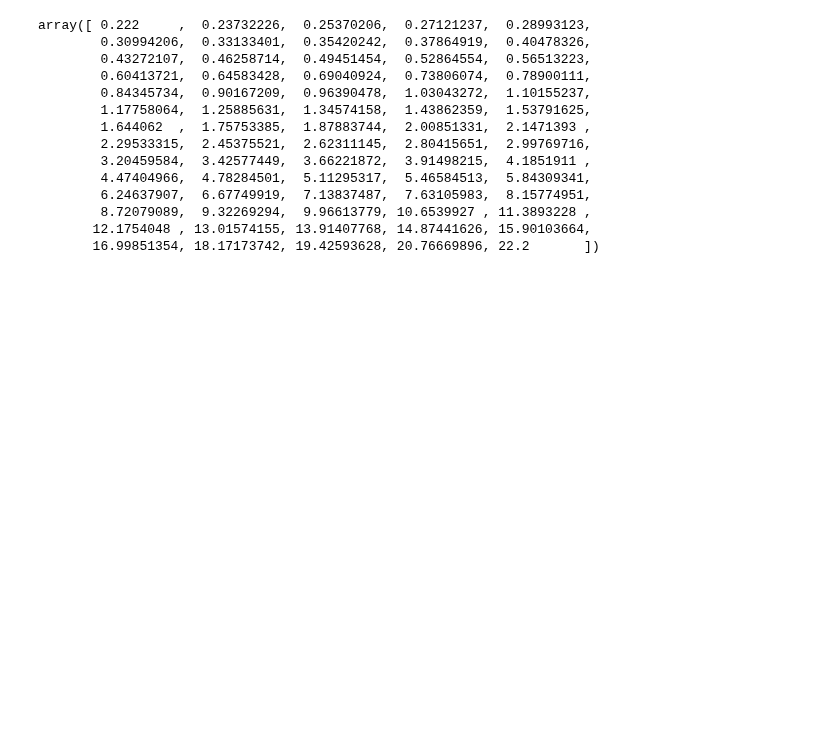
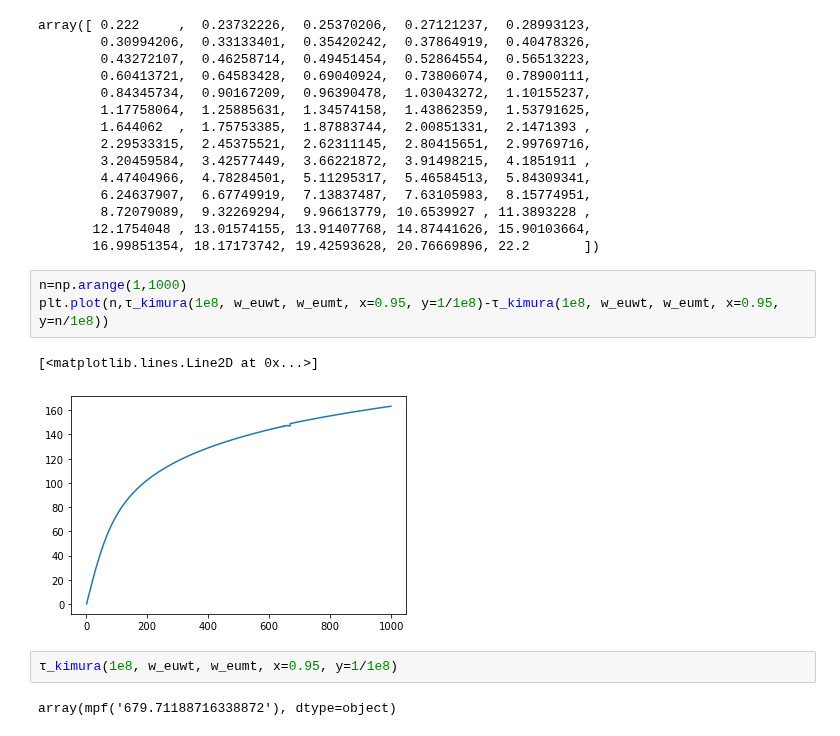
Before and after one commit to yoavram-lab/Heatrisomy, a Jupyter notebook: notebooks_mp/no aneuploidy.ipynb, the cells around one changed output. Drawn from its saved outputs; the diff is of its cells as text; blank space fills up the shorter version.

```diff
--- a/notebooks_mp/no aneuploidy.ipynb
+++ b/notebooks_mp/no aneuploidy.ipynb
@@ -259,3 +259,13 @@ array([ 0.222     ,  0.23732226,  0.25370206,  0.27121237,  0.28993123,
         8.72079089,  9.32269294,  9.96613779, 10.6539927 , 11.3893228 ,
        12.1754048 , 13.01574155, 13.91407768, 14.87441626, 15.90103664,
        16.99851354, 18.17173742, 19.42593628, 20.76669896, 22.2       ])
+# %%
+n=np.arange(1,1000)
+plt.plot(n,τ_kimura(1e8, w_euwt, w_eumt, x=0.95, y=1/1e8)-τ_kimura(1e8, w_euwt, w_eumt, x=0.95, y=n/1e8))
+# %% [output]
+[<matplotlib.lines.Line2D at 0x...>]
+[figure, added]
+# %%
+τ_kimura(1e8, w_euwt, w_eumt, x=0.95, y=1/1e8)
+# %% [output]
+array(mpf('679.71188716338872'), dtype=object)
```
Also changed, not shown: 1 other file.
